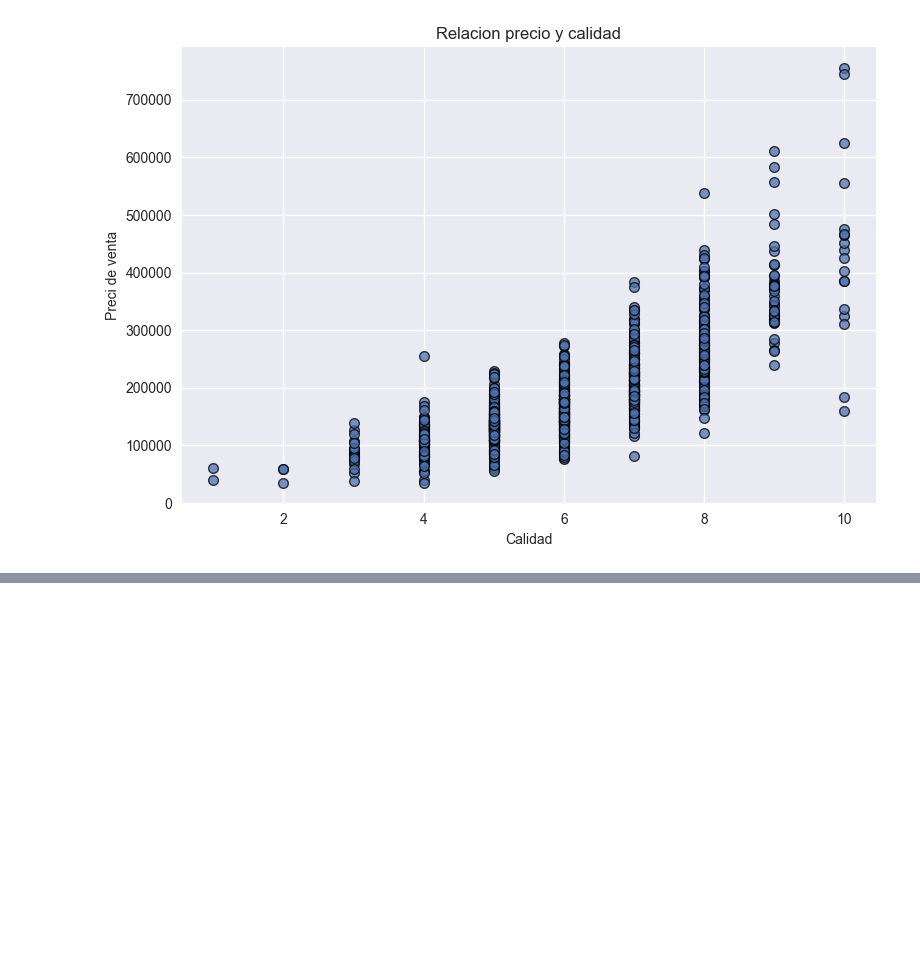
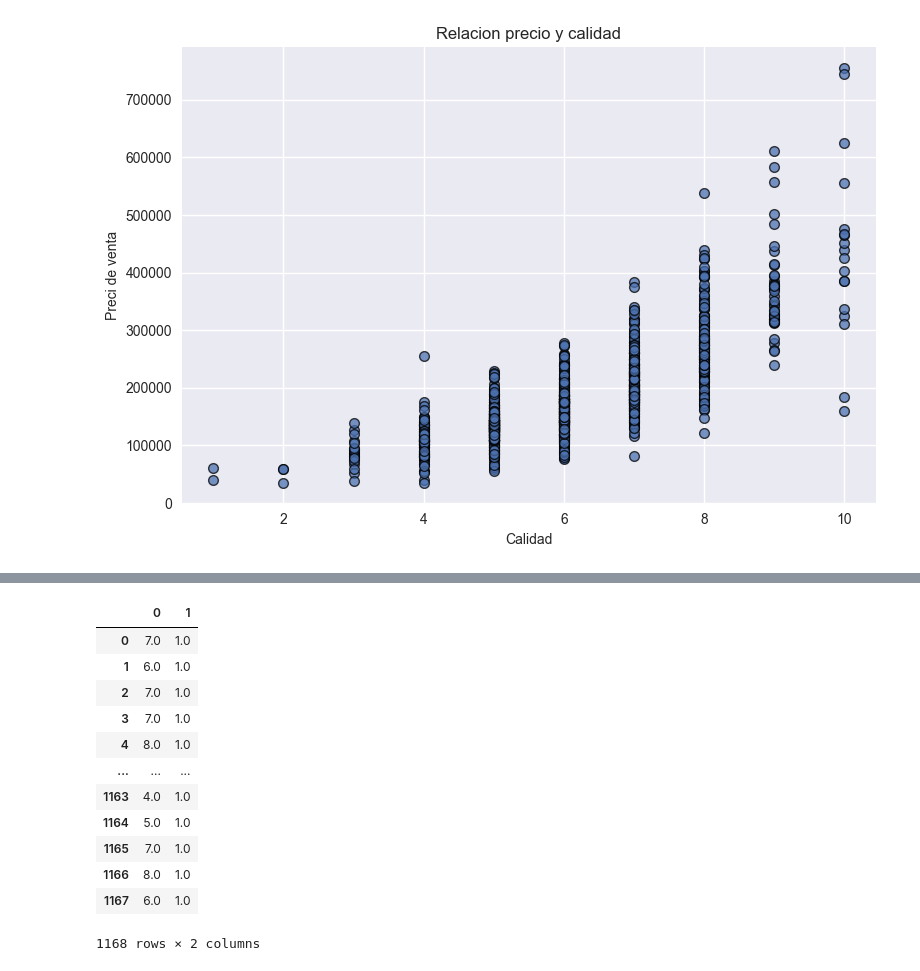
Before and after one commit to Senryo1/proyecto, a Jupyter notebook: proyecto.ipynb, the cells around one changed output, grey strips where cells are left out. Saved outputs shown, nothing was run; the diff lists cells and outputs as text; code cells hidden in the pictures; blank space fills up the shorter version.

```diff
--- a/proyecto.ipynb
+++ b/proyecto.ipynb
@@ -194,2 +239,31 @@ len(pd.__dict__)
+# %%
+learning_rate = 0.000001
+epochs = 1000
+b0 = 0.2
+b1 = 0.1
+x = df80["Overall Quality"].values
+y = df80["Salesprice"].values
+error_df = pd.DataFrame (columns=["Epoch", "Error"])
+pd.DataFrame(x)
+x =pd.DataFrame(x)
+ones = np.ones((x.shape[0], 1))
+ones= pd.DataFrame(ones)
+x = np.hstack((x,ones))
+x = pd.DataFrame(x)
+x
+# %% [output]
+|  | 0 | 1 |
+| 0 | 7.0 | 1.0 |
+| 1 | 6.0 | 1.0 |
+| 2 | 7.0 | 1.0 |
+| 3 | 7.0 | 1.0 |
+| 4 | 8.0 | 1.0 |
+| ... | ... | ... |
+| 1163 | 4.0 | 1.0 |
+| 1164 | 5.0 | 1.0 |
+| 1165 | 7.0 | 1.0 |
+| 1166 | 8.0 | 1.0 |
+| 1167 | 6.0 | 1.0 |
+1168 rows × 2 columns
 # %%
 !git add .
```
Also changed, not shown: parts of 8 cells of this notebook.
